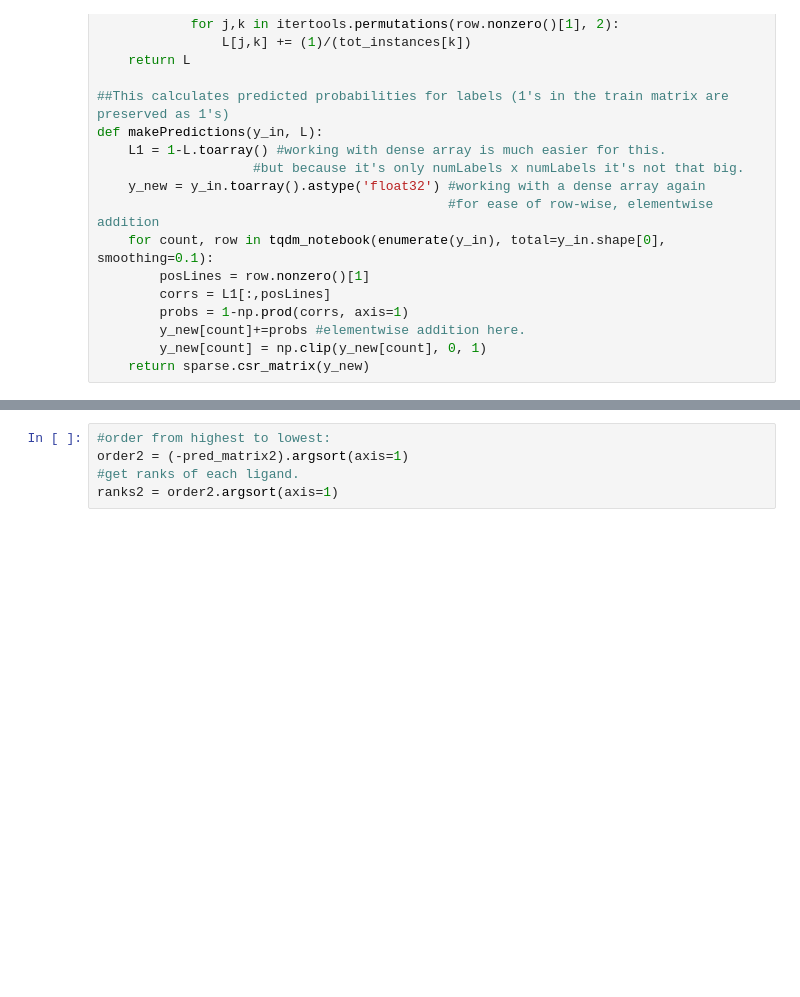
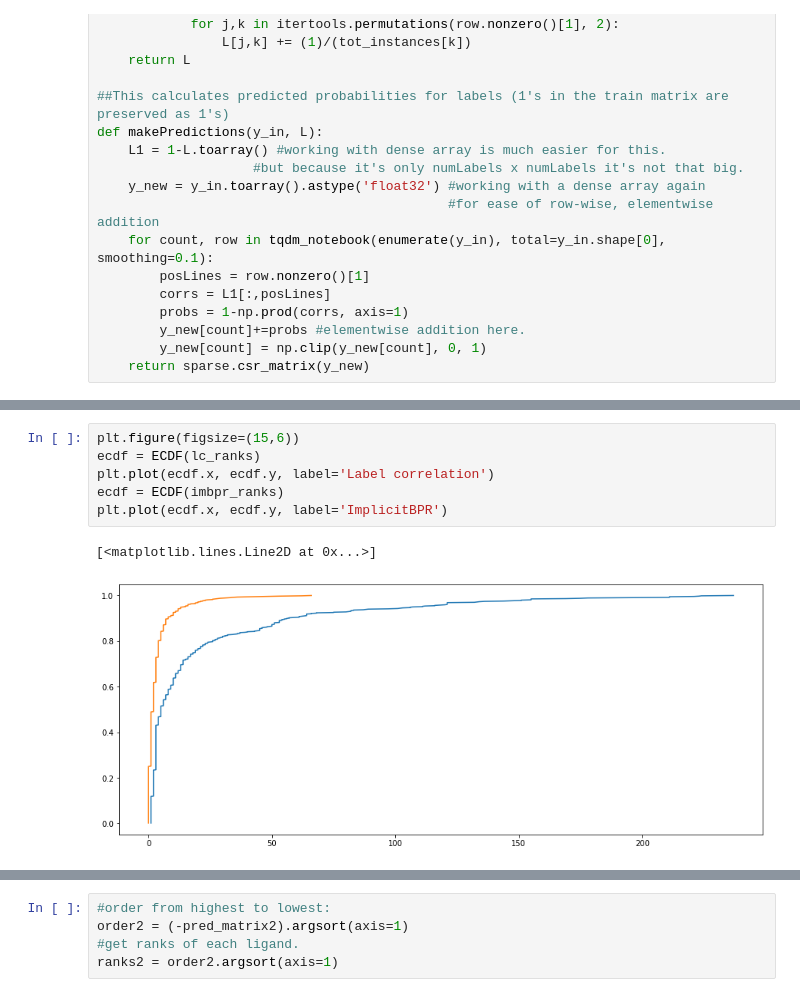
Before and after one commit to ljmartin/molrec, a Jupyter notebook: time_split/graphing_notebook.ipynb, the cells around one changed output, grey strips where cells are left out. Saved outputs shown, nothing was run; the diff lists cells and outputs as text; blank space fills up the shorter version.

```diff
--- a/time_split/graphing_notebook.ipynb
+++ b/time_split/graphing_notebook.ipynb
@@ -145,0 +156,9 @@ kdeplot(ranks2[test.T])
+# %%
+plt.figure(figsize=(15,6))
+ecdf = ECDF(lc_ranks)
+plt.plot(ecdf.x, ecdf.y, label='Label correlation')
+ecdf = ECDF(imbpr_ranks)
+plt.plot(ecdf.x, ecdf.y, label='ImplicitBPR')
+# %% [output]
+[<matplotlib.lines.Line2D at 0x...>]
+[figure, added]
```
Also changed, not shown: parts of 63 cells of this notebook, 3 other files.
